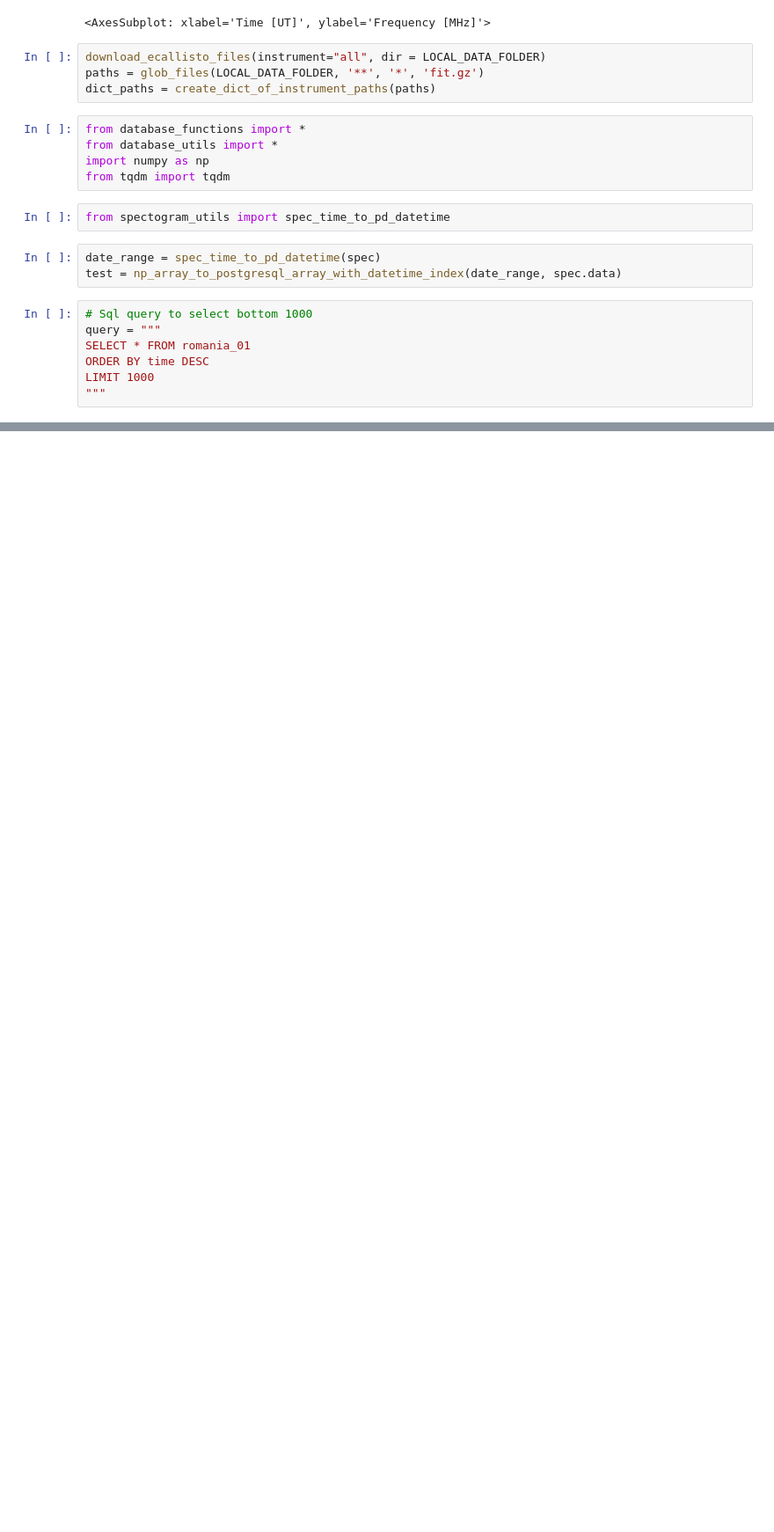
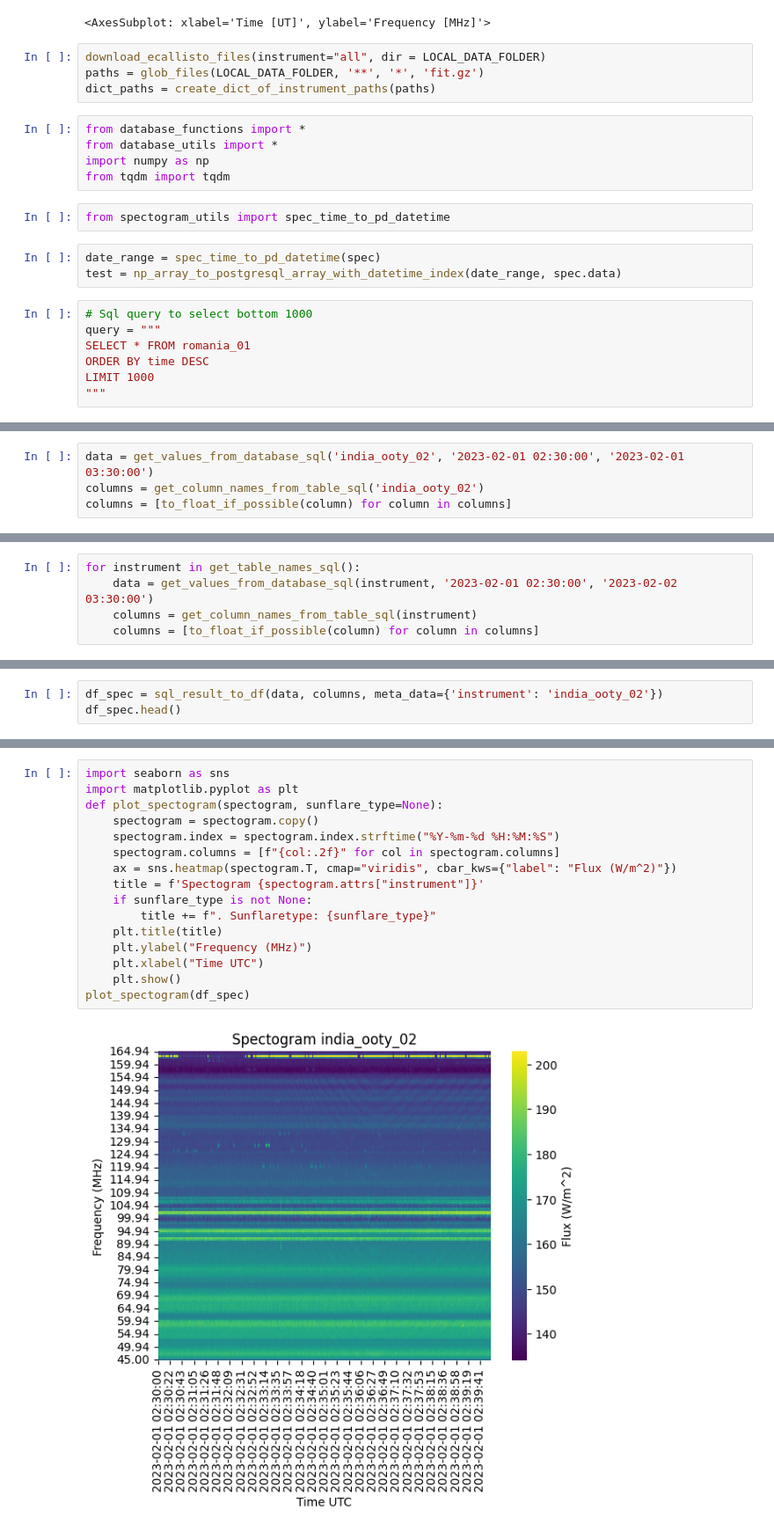
Before and after one commit to i4Ds/Radio-sunburst-labelcreation, a Jupyter notebook: database_creation.ipynb, the cells around one changed output, grey strips where cells are left out. Shown at 88% size. Cells and saved outputs as stored; diff of their text form; blank space fills up the shorter version.

```diff
--- a/database_creation.ipynb
+++ b/database_creation.ipynb
@@ -76,0 +185,4 @@ add_values_to_database(dict_paths)
+# %%
+data = get_values_from_database_sql('india_ooty_02', '2023-02-01 02:30:00', '2023-02-01 03:30:00')
+columns = get_column_names_from_table_sql('india_ooty_02')
+columns = [to_float_if_possible(column) for column in columns]
@@ -76,0 +205,5 @@ add_values_to_database(dict_paths)
+# %%
+for instrument in get_table_names_sql():
+    data = get_values_from_database_sql(instrument, '2023-02-01 02:30:00', '2023-02-02 03:30:00')
+    columns = get_column_names_from_table_sql(instrument)
+    columns = [to_float_if_possible(column) for column in columns]
@@ -76,0 +212,3 @@ add_values_to_database(dict_paths)
+# %%
+df_spec = sql_result_to_df(data, columns, meta_data={'instrument': 'india_ooty_02'})
+df_spec.head()
@@ -76,0 +224,18 @@ add_values_to_database(dict_paths)
+# %%
+import seaborn as sns
+import matplotlib.pyplot as plt
+def plot_spectogram(spectogram, sunflare_type=None):
+    spectogram = spectogram.copy()
+    spectogram.index = spectogram.index.strftime("%Y-%m-%d %H:%M:%S")
+    spectogram.columns = [f"{col:.2f}" for col in spectogram.columns]
+    ax = sns.heatmap(spectogram.T, cmap="viridis", cbar_kws={"label": "Flux (W/m^2)"})
+    title = f'Spectogram {spectogram.attrs["instrument"]}'
+    if sunflare_type is not None:
+        title += f". Sunflaretype: {sunflare_type}"
+    plt.title(title)
+    plt.ylabel("Frequency (MHz)")
+    plt.xlabel("Time UTC")
+    plt.show()
+plot_spectogram(df_spec)
+# %% [output]
+[figure, added]
```
Also changed, not shown: parts of 12 cells of this notebook, 3 other files.
